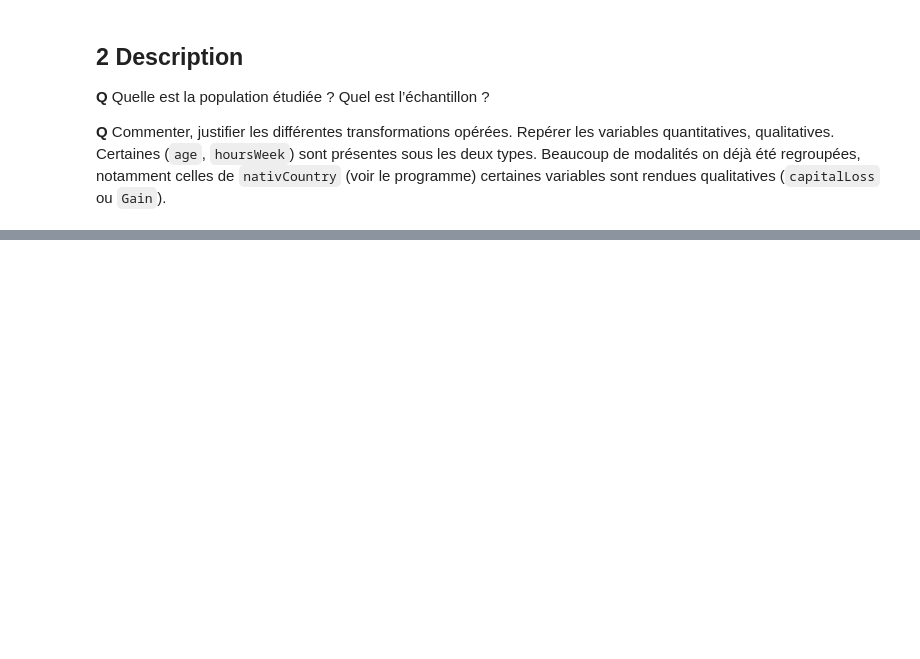
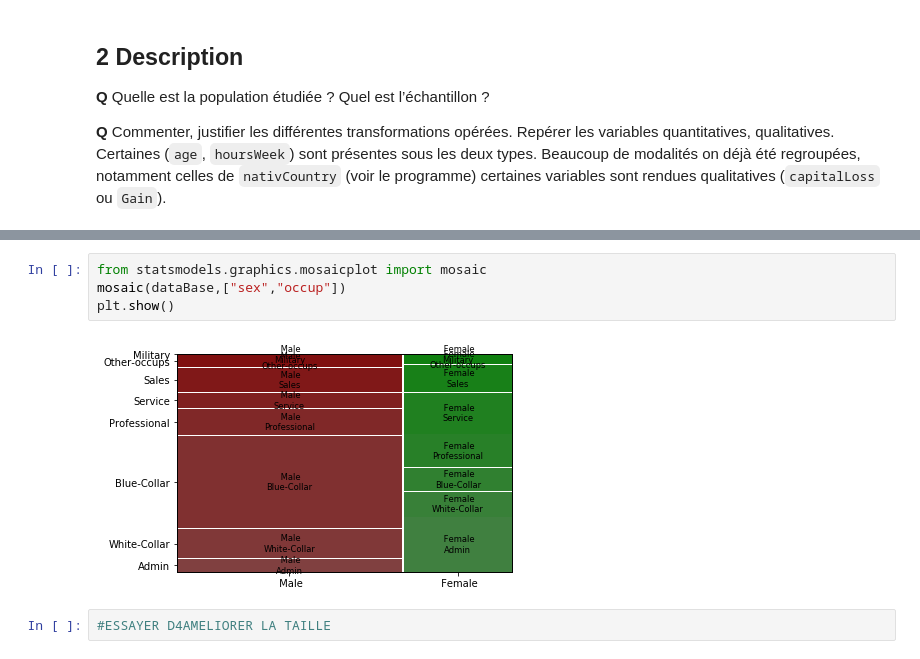
Before and after one commit to LouisDelvaux/Exploration4A, a Jupyter notebook: Adult-Census/Explo-Python-AdultCensus (PROJET).ipynb, the cells around one changed output, grey strips where cells are left out. Cells and saved outputs as stored; diff of their text form; blank space fills up the shorter version.

```diff
--- a/Adult-Census/Explo-Python-AdultCensus (PROJET).ipynb
+++ b/Adult-Census/Explo-Python-AdultCensus (PROJET).ipynb
@@ -294,0 +391,8 @@ La popoulation étudiée est la population recensée aux Etats-Unis en 1994.
+# %%
+from statsmodels.graphics.mosaicplot import mosaic
+mosaic(dataBase,["sex","occup"])
+plt.show()
+# %% [output]
+[figure, added]
+# %%
+#ESSAYER D4AMELIORER LA TAILLE
```
Also changed, not shown: parts of 17 cells of this notebook.
